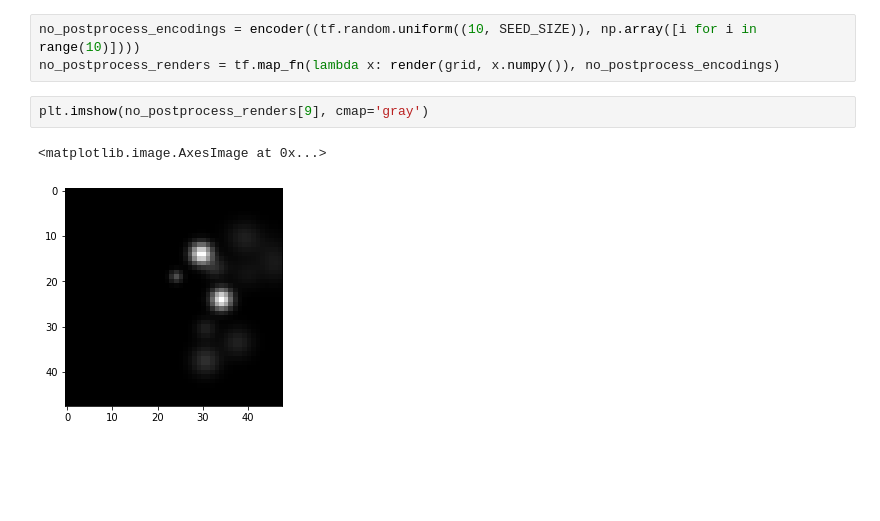
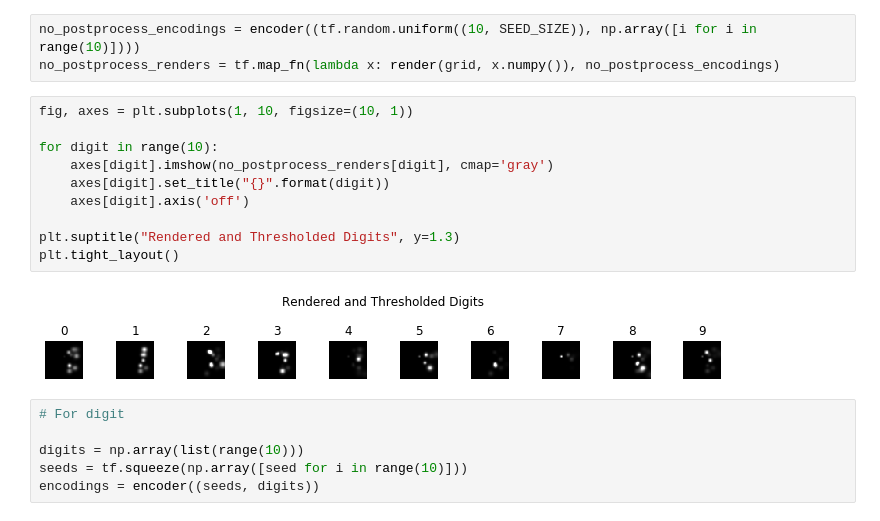
Before and after one commit to wjmn/bmedsc-exploratory, a Jupyter notebook: 04-gan/thresholding.ipynb, the cells around one changed output. Drawn from its saved outputs; the diff is of its cells as text; blank space fills up the shorter version.

```diff
--- a/04-gan/thresholding.ipynb
+++ b/04-gan/thresholding.ipynb
@@ -124,8 +125,21 @@ plt.tight_layout()
 # %%
 no_postprocess_encodings = encoder((tf.random.uniform((10, SEED_SIZE)), np.array([i for i in range(10)])))
 no_postprocess_renders = tf.map_fn(lambda x: render(grid, x.numpy()), no_postprocess_encodings)
-# %%
-plt.imshow(no_postprocess_renders[9], cmap='gray')
-# %% [output]
-<matplotlib.image.AxesImage at 0x...>
-[figure, removed]
+# %%
+fig, axes = plt.subplots(1, 10, figsize=(10, 1))
+
+for digit in range(10):
+    axes[digit].imshow(no_postprocess_renders[digit], cmap='gray')
+    axes[digit].set_title("{}".format(digit))
+    axes[digit].axis('off')
+
+plt.suptitle("Rendered and Thresholded Digits", y=1.3)
+plt.tight_layout()
+# %% [output]
+[figure, added]
+# %%
+# For digit
+
+digits = np.array(list(range(10)))
+seeds = tf.squeeze(np.array([seed for i in range(10)]))
+encodings = encoder((seeds, digits))
```
Also changed, not shown: parts of 7 cells of this notebook, 1 other file.
